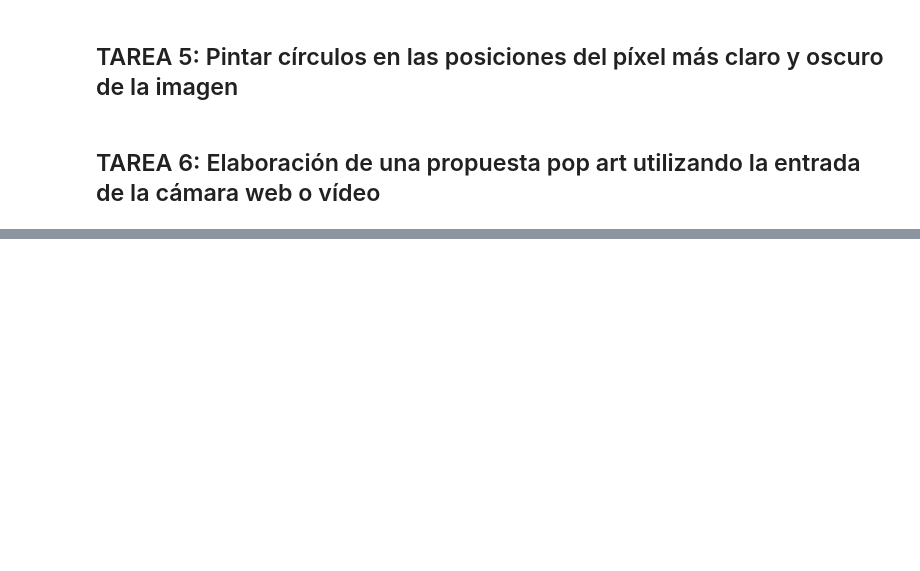
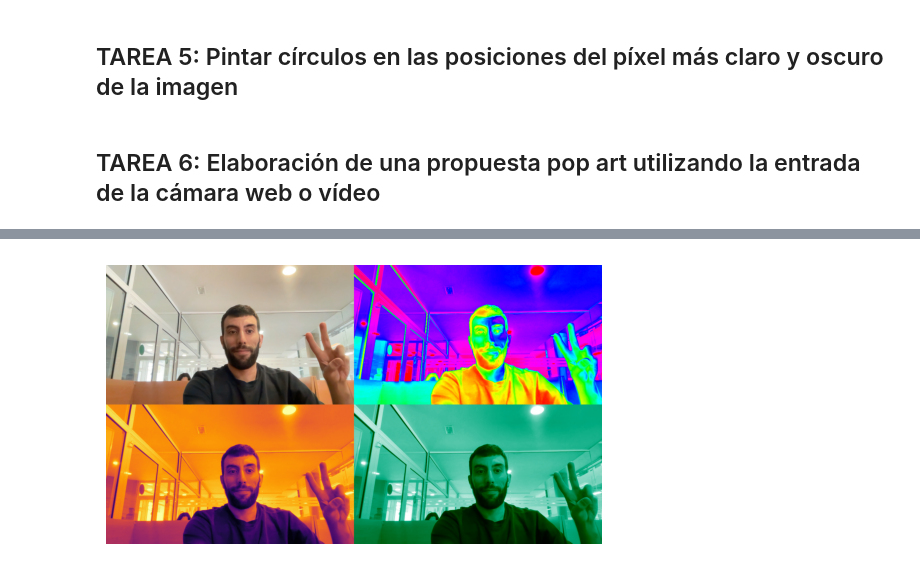
Before and after one commit to gitfrandu4/40982-P1, a Jupyter notebook: VC_P1.ipynb, the cells around one changed output, grey strips where cells are left out. Drawn from its saved outputs; the diff is of its cells as text; code cells hidden in the pictures; blank space fills up the shorter version.

```diff
--- a/VC_P1.ipynb
+++ b/VC_P1.ipynb
@@ -18,3 +18,44 @@ import matplotlib.pyplot as plt
 ## TAREA 5: Pintar círculos en las posiciones del píxel más claro y oscuro de la imagen
 # %% [markdown]
 ## TAREA 6: Elaboración de una propuesta pop art utilizando la entrada de la cámara web o vídeo
+# %%
+vid = cv2.VideoCapture(0)
+
+while True:
+    # frame to frame
+    ret, frame = vid.read()
+
+    if not ret:
+        # If we've reached the end of the video, reset to the beginning
+        vid.set(cv2.CAP_PROP_POS_FRAMES, 0)
+        continue
+
+    # Resize the frame to make it smaller
+    frame = cv2.resize(frame, (frame.shape[1] // 2, frame.shape[0] // 2))
+
+    # Create different color variations
+    frame1 = frame.copy()
+    frame2 = cv2.applyColorMap(frame, cv2.COLORMAP_HSV)
+    frame3 = cv2.applyColorMap(frame, cv2.COLORMAP_INFERNO)
+    frame4 = cv2.applyColorMap(frame, cv2.COLORMAP_DEEPGREEN)
+
+    # Create a 2x2 collage
+    top_row = np.hstack((frame1, frame2))
+    bottom_row = np.hstack((frame3, frame4))
+    collage = np.vstack((top_row, bottom_row))
+
+    # Show the result image
+    cv2.imshow('Pop Art Effect', collage)
+
+    # Stop the video when the ESC key is pressed
+    if cv2.waitKey(20) == 27:
+        plt.imshow(cv2.cvtColor(collage, cv2.COLOR_BGR2RGB))
+        plt.axis('off')
+        plt.show()
+        break
+
+# Release the video capture object
+vid.release()
+# Destroy the windows
+cv2.destroyAllWindows()
+# %% [output]
@@ -20,0 +63 @@ import matplotlib.pyplot as plt
+[figure, added]
```
Also changed, not shown: parts of 1 cell of this notebook.
